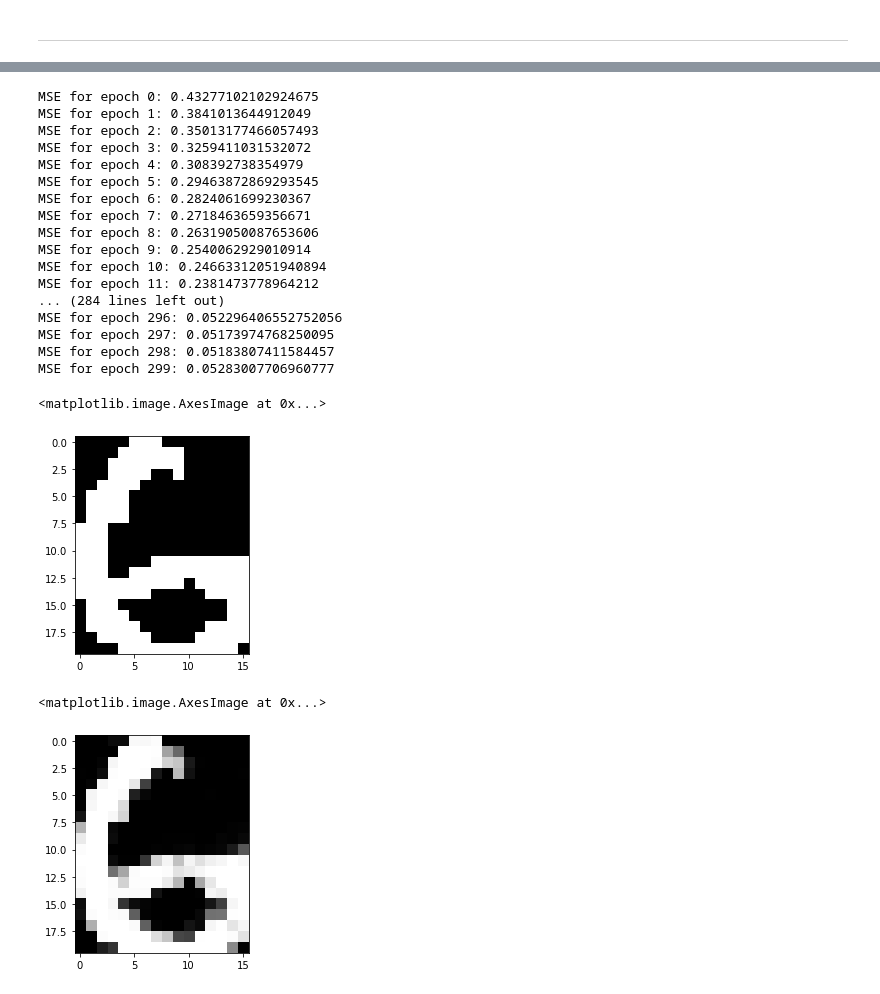
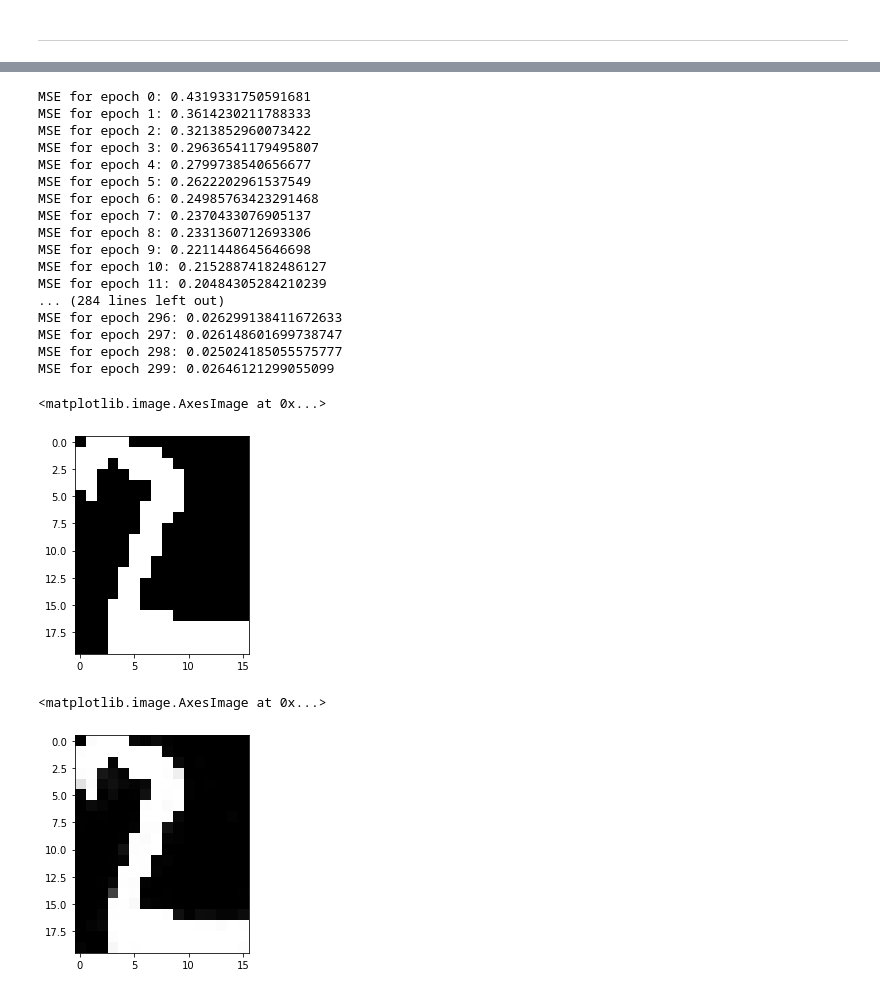
Before and after one commit to Koowah/Deep_neural_networks, a Jupyter notebook: notebooks/1_AL_TP_DNN.ipynb, the cells around one changed output, grey strips where cells are left out. Saved outputs shown, nothing was run; the diff lists cells and outputs as text; code cells hidden in the pictures.

```diff
--- a/notebooks/1_AL_TP_DNN.ipynb
+++ b/notebooks/1_AL_TP_DNN.ipynb
@@ -257,7 +254,7 @@ class RBM:
             MSE = []
             data = train_data.copy()
             np.random.shuffle(data)
-            for x, y in data:
+            for x in data:
                 self.contrastive_divergence(x.T, learning)
                 reconstructed = self.reconstruct(x.T)
                 MSE.append(((x.T - reconstructed)**2).sum()/len(x))
@@ -277,5 +274,5 @@ class RBM:
 # %%
 rbm = RBM(20*16, 20*8)
 # %%
-data = lire_alpha_digit(images, [0, 1, 2, 3, 4, 5, 6, 7, 8, 9])
+data = lire_alpha_digit(images, [0, 1, 2])
 # %%
@@ -303,31 +280,31 @@ train_data[7]
 # %%
-rbm.train_model(train_data, n_epoch=300)
+rbm.train_model(data, n_epoch=300)
 # %% [output]
-MSE for epoch 0: 0.43277102102924675
-MSE for epoch 1: 0.3841013644912049
-MSE for epoch 2: 0.35013177466057493
-MSE for epoch 3: 0.3259411031532072
-MSE for epoch 4: 0.308392738354979
-MSE for epoch 5: 0.29463872869293545
-MSE for epoch 6: 0.2824061699230367
-MSE for epoch 7: 0.2718463659356671
-MSE for epoch 8: 0.26319050087653606
-MSE for epoch 9: 0.2540062929010914
-MSE for epoch 10: 0.24663312051940894
-MSE for epoch 11: 0.2381473778964212
+MSE for epoch 0: 0.4319331750591681
+MSE for epoch 1: 0.3614230211788333
+MSE for epoch 2: 0.3213852960073422
+MSE for epoch 3: 0.29636541179495807
+MSE for epoch 4: 0.2799738540656677
+MSE for epoch 5: 0.2622202961537549
+MSE for epoch 6: 0.24985763423291468
+MSE for epoch 7: 0.2370433076905137
+MSE for epoch 8: 0.2331360712693306
+MSE for epoch 9: 0.2211448645646698
+MSE for epoch 10: 0.21528874182486127
+MSE for epoch 11: 0.20484305284210239
 ... (284 lines left out)
-MSE for epoch 296: 0.052296406552752056
-MSE for epoch 297: 0.05173974768250095
-MSE for epoch 298: 0.05183807411584457
-MSE for epoch 299: 0.05283007706960777
+MSE for epoch 296: 0.026299138411672633
+MSE for epoch 297: 0.026148601699738747
+MSE for epoch 298: 0.025024185055575777
+MSE for epoch 299: 0.02646121299055099
 # %%
-plt.imshow(data[39*6].reshape(20,16), cmap='Greys_r')
+plt.imshow(data[39*2].reshape(20,16), cmap='Greys_r')
 # %% [output]
 <matplotlib.image.AxesImage at 0x...>
-[figure, old version]
+[figure, new version]
 # %%
-plt.imshow(rbm.reconstruct(data[39*6].T)[0].reshape(20,16), cmap='Greys_r')
+plt.imshow(rbm.reconstruct(data[39*2].T)[0].reshape(20,16), cmap='Greys_r')
 # %% [output]
 <matplotlib.image.AxesImage at 0x...>
-[figure, old version]
+[figure, new version]
 # %%
```
Also changed, not shown: parts of 17 cells of this notebook.
